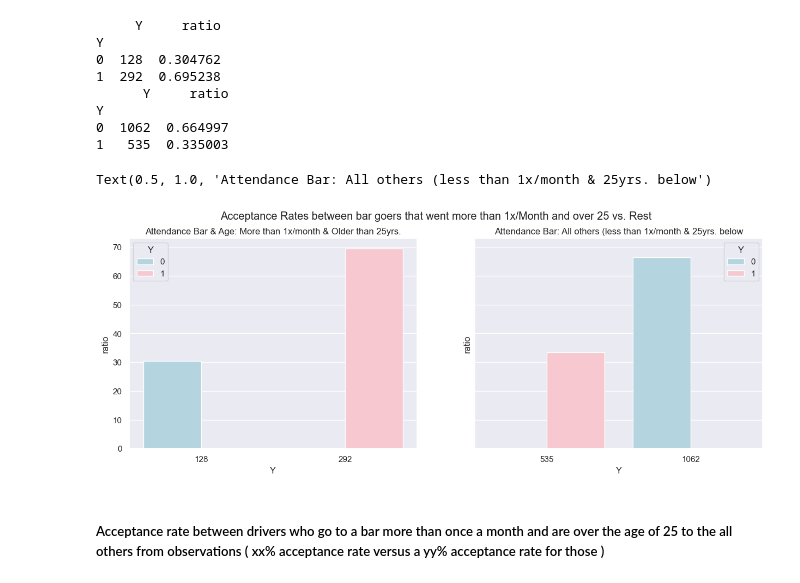
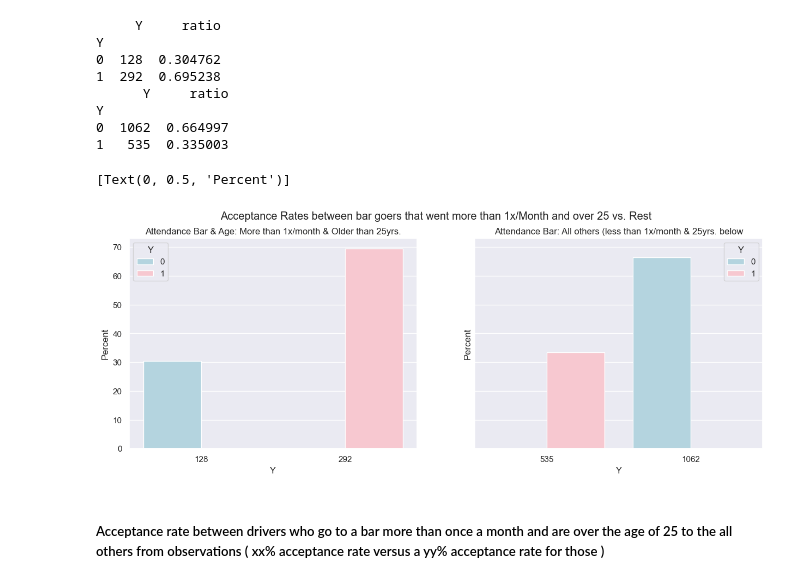
Before and after one commit to kesavan2017/ucbe-AIML-practical-application-51, a Jupyter notebook: prompt.ipynb, the cells around one changed output. Cells and saved outputs as stored; diff of their text form; code cells hidden in the pictures.

```diff
--- a/prompt.ipynb
+++ b/prompt.ipynb
@@ -440,17 +437,19 @@ Y
 # %%
 # Create subplots to visualize the table for the Group that went to a bar 3 or fewer times vs. the group that went to a Bar more than 3 times a per month:
 #
 #
 fig3, axes = plt.subplots(1, 2, figsize=(15, 5), sharey=True)
 fig3.suptitle('Acceptance Rates between bar goers that went more than 1x/Month and over 25 vs. Rest')
 
 sns.barplot(ax=axes[0], x=df_bar_moreThan1perMonth_2['Y'], y=df_bar_moreThan1perMonth_2['ratio'].mul(100), hue=df_bar_moreThan1perMonth_2.index.astype(str), palette=['lightblue', 'pink'])
 sns.barplot(ax=axes[1], x=df_bar_all_other['Y'], y=df_bar_all_other['ratio'].mul(100), hue=df_bar_all_other.index.astype(str), palette=['lightblue', 'pink'])
 axes[0].set_title('Attendance Bar & Age: More than 1x/month & Older than 25yrs.')
 axes[1].set_title('Attendance Bar: All others (less than 1x/month & 25yrs. below')
+axes[0].set(ylabel='Percent')
+axes[1].set(ylabel='Percent')
 # %% [output]
-Text(0.5, 1.0, 'Attendance Bar: All others (less than 1x/month & 25yrs. below')
+[Text(0, 0.5, 'Percent')]
-[figure, old version]
+[figure, new version]
 # %% [markdown]
 ##### Acceptance rate between drivers who go to a bar more than once a month and are over the age of 25 to the all others from observations ( xx% acceptance rate versus a yy% acceptance rate for those )
 # %% [markdown]
```
Also changed, not shown: parts of 5 cells of this notebook.
